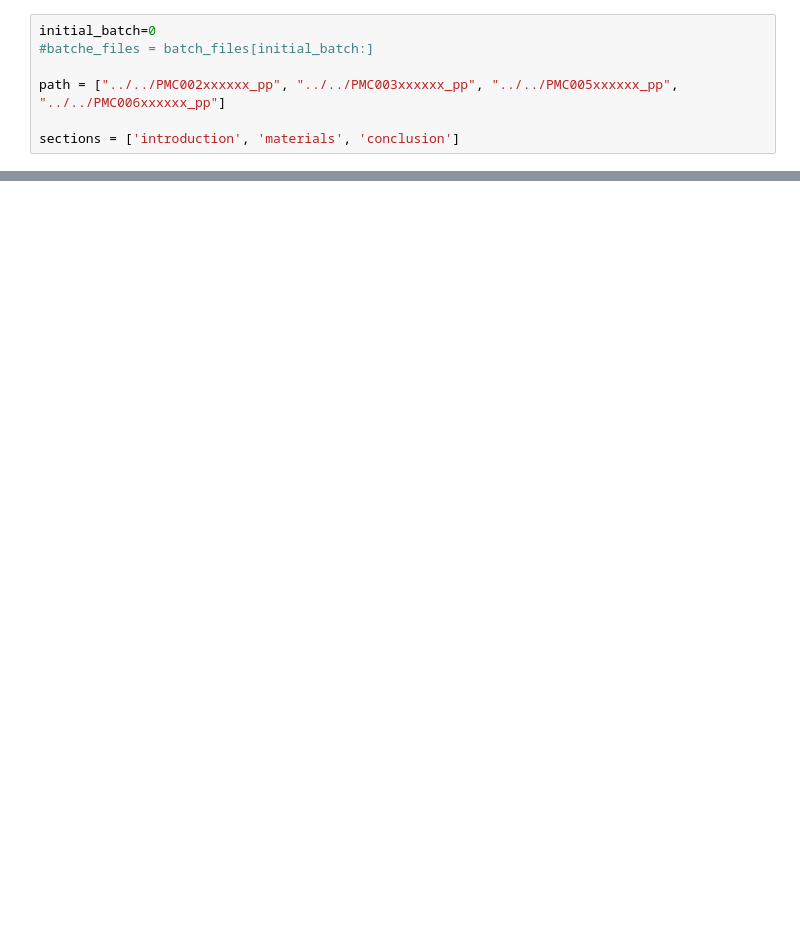
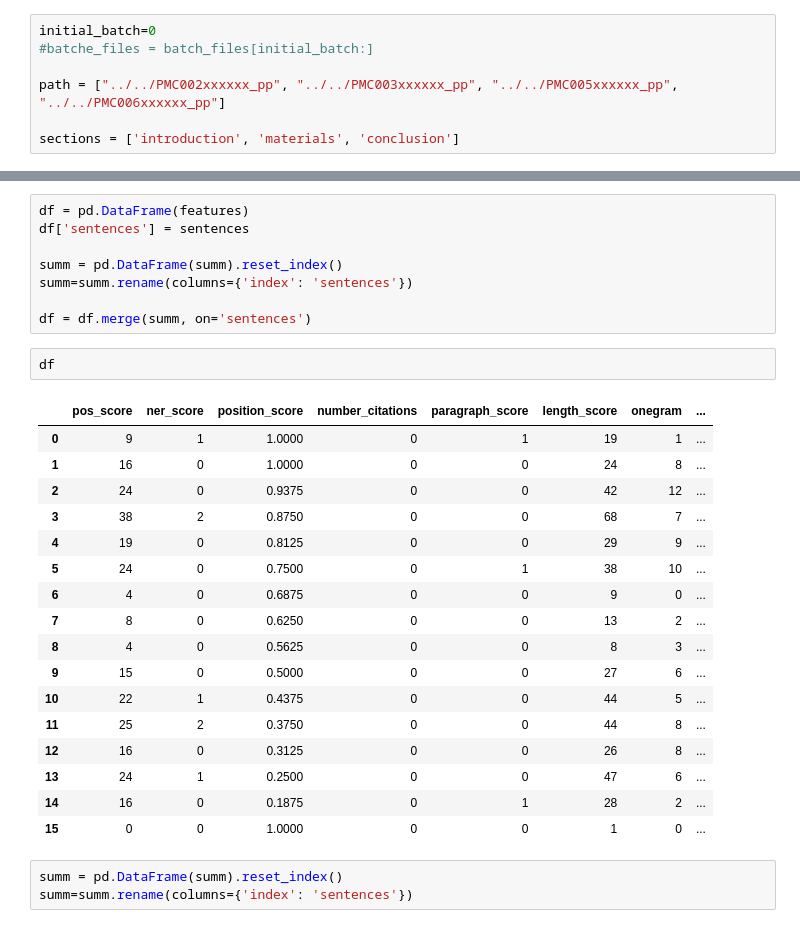
Before and after one commit to CinthiaS/mv-text-summarizer, a Jupyter notebook: notebook/extract_features.ipynb, the cells around one changed output, grey strips where cells are left out. Saved outputs shown, nothing was run; the diff lists cells and outputs as text; blank space fills up the shorter version.

```diff
--- a/notebook/extract_features.ipynb
+++ b/notebook/extract_features.ipynb
@@ -307,0 +436,31 @@ Stack trace:
+# %%
+df = pd.DataFrame(features)
+df['sentences'] = sentences
+
+summ = pd.DataFrame(summ).reset_index()
+summ=summ.rename(columns={'index': 'sentences'})
+
+df = df.merge(summ, on='sentences')
+# %%
+df
+# %% [output]
+|  | pos_score | ner_score | position_score | number_citations | paragraph_score | length_score | onegram | ... |
+| 0 | 9 | 1 | 1.0000 | 0 | 1 | 19 | 1 | ... |
+| 1 | 16 | 0 | 1.0000 | 0 | 0 | 24 | 8 | ... |
+| 2 | 24 | 0 | 0.9375 | 0 | 0 | 42 | 12 | ... |
+| 3 | 38 | 2 | 0.8750 | 0 | 0 | 68 | 7 | ... |
+| 4 | 19 | 0 | 0.8125 | 0 | 0 | 29 | 9 | ... |
+| 5 | 24 | 0 | 0.7500 | 0 | 1 | 38 | 10 | ... |
+| 6 | 4 | 0 | 0.6875 | 0 | 0 | 9 | 0 | ... |
+| 7 | 8 | 0 | 0.6250 | 0 | 0 | 13 | 2 | ... |
+| 8 | 4 | 0 | 0.5625 | 0 | 0 | 8 | 3 | ... |
+| 9 | 15 | 0 | 0.5000 | 0 | 0 | 27 | 6 | ... |
+| 10 | 22 | 1 | 0.4375 | 0 | 0 | 44 | 5 | ... |
+| 11 | 25 | 2 | 0.3750 | 0 | 0 | 44 | 8 | ... |
+| 12 | 16 | 0 | 0.3125 | 0 | 0 | 26 | 8 | ... |
+| 13 | 24 | 1 | 0.2500 | 0 | 0 | 47 | 6 | ... |
+| 14 | 16 | 0 | 0.1875 | 0 | 1 | 28 | 2 | ... |
+| 15 | 0 | 0 | 1.0000 | 0 | 0 | 1 | 0 | ... |
+# %%
+summ = pd.DataFrame(summ).reset_index()
+summ=summ.rename(columns={'index': 'sentences'})
```
Also changed, not shown: parts of 21 cells of this notebook, 28 other files.
